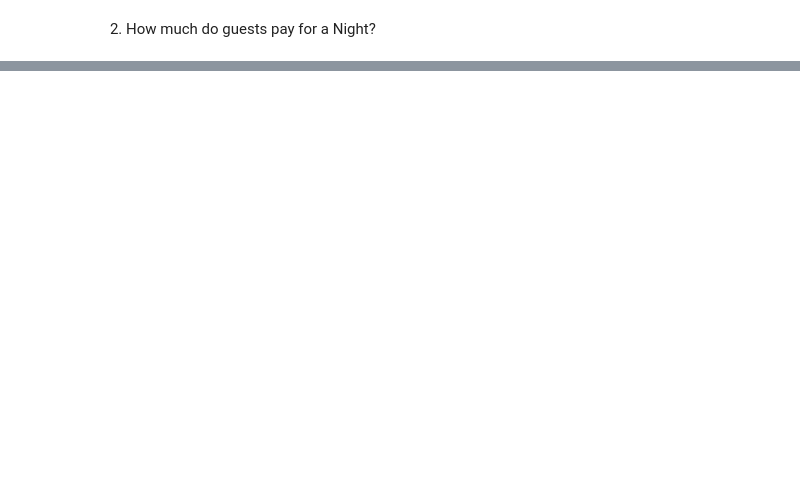
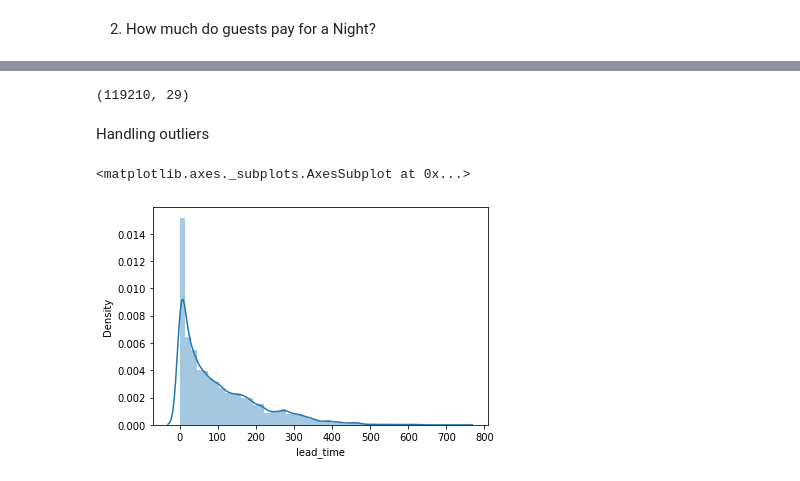
Before and after one commit to Aboubacar2012/ML_Project, a Jupyter notebook: Predict_the_cancellation_of_Hotel_Booking.ipynb, the cells around one changed output, grey strips where cells are left out. Saved outputs shown, nothing was run; the diff lists cells and outputs as text; code cells hidden in the pictures; blank space fills up the shorter version.

```diff
--- a/Predict_the_cancellation_of_Hotel_Booking.ipynb
+++ b/Predict_the_cancellation_of_Hotel_Booking.ipynb
@@ -196,0 +776,4 @@ map_guests.show()
+# %%
+for col in cols :
+  print(data_cat.groupby([col])['cancellation'].mean().to_dict())
+  print('\n')
@@ -196,0 +798,4 @@ map_guests.show()
+# %%
+for col in cols :
+  dict=data_cat.groupby([col])['cancellation'].mean().to_dict()
+  data_cat[col]=data[col].map(dict)
@@ -196,0 +811,3 @@ map_guests.show()
+# %%
+# Entire dataframe
+dataframe=pd.concat([data_cat, data[num_features]], axis=1)
@@ -196,0 +823,13 @@ map_guests.show()
+# %%
+dataframe.drop('cancellation', axis=1, inplace=True)
+# %%
+dataframe.shape
+# %% [output]
+(119210, 29)
+# %% [markdown]
+Handling outliers
+# %%
+sns.distplot(dataframe['lead_time'])
+# %% [output]
+<matplotlib.axes._subplots.AxesSubplot at 0x...>
+[figure, added]
```
Also changed, not shown: parts of 78 cells of this notebook.
